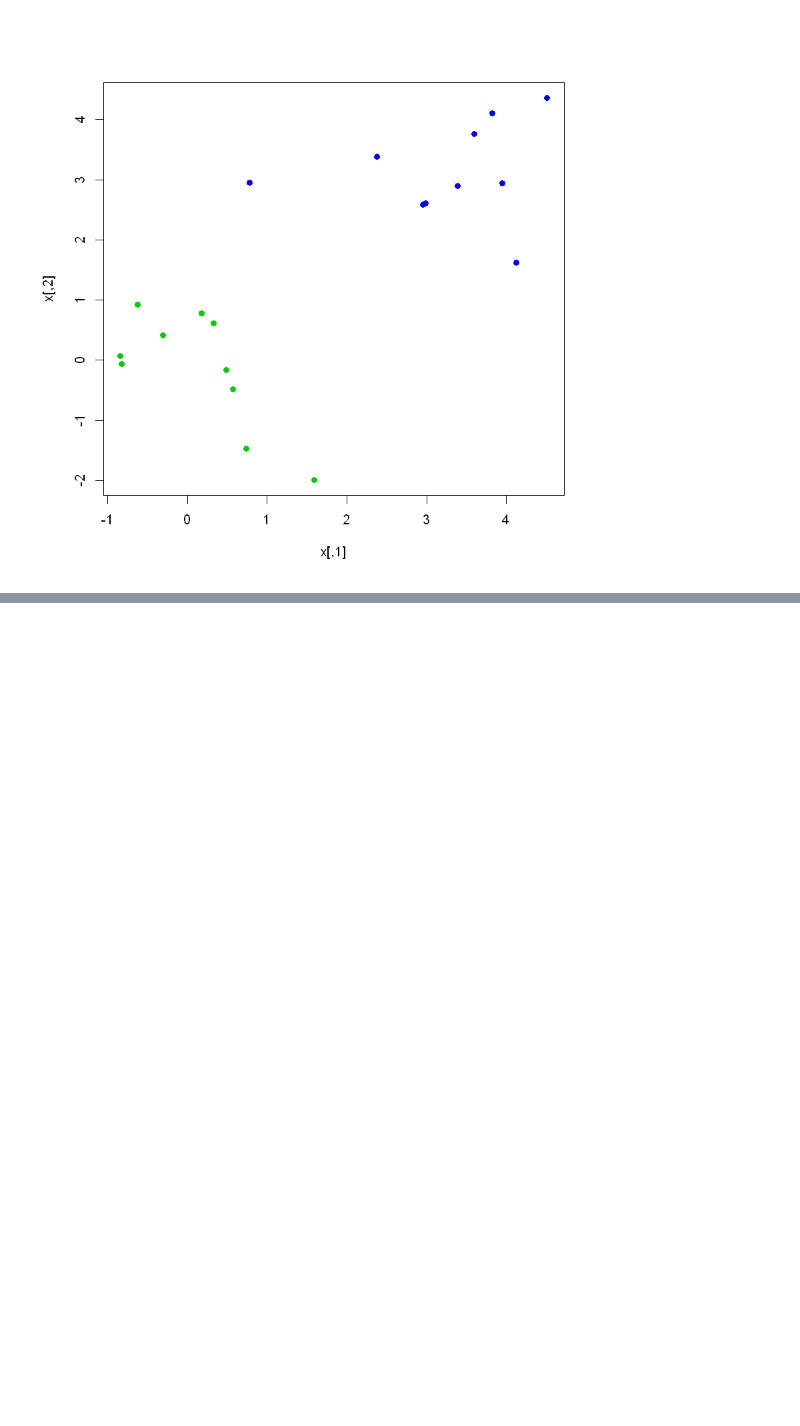
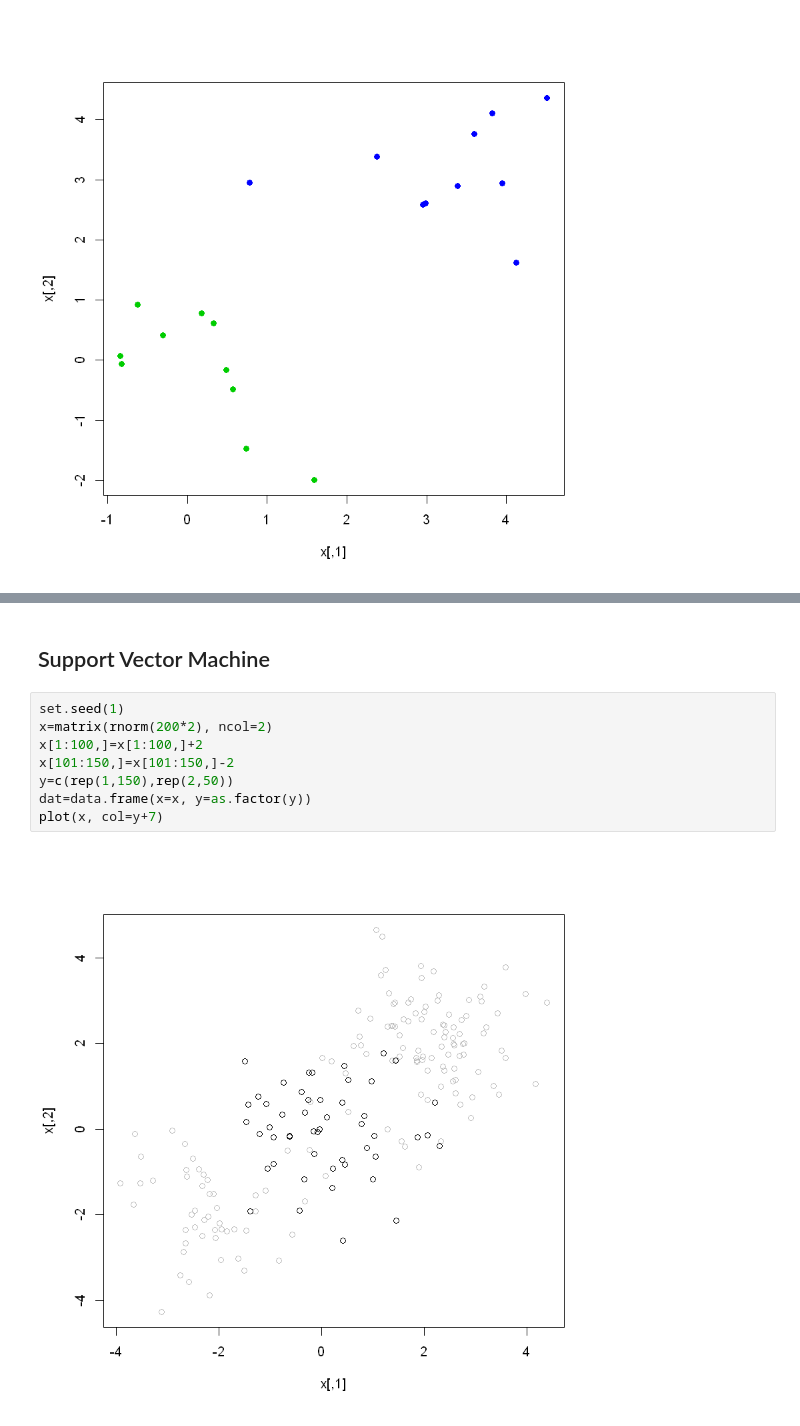
Before and after one commit to nkjadhav/Practise-R, a Jupyter notebook: Day_10/190918.ipynb, the cells around one changed output, grey strips where cells are left out. Cells and saved outputs as stored; diff of their text form; blank space fills up the shorter version.

```diff
--- a/Day_10/190918.ipynb
+++ b/Day_10/190918.ipynb
@@ -236,0 +273,12 @@ predict -1  1
+# %% [markdown]
+## Support Vector Machine
+# %%
+set.seed(1)
+x=matrix(rnorm(200*2), ncol=2)
+x[1:100,]=x[1:100,]+2
+x[101:150,]=x[101:150,]-2
+y=c(rep(1,150),rep(2,50))
+dat=data.frame(x=x, y=as.factor(y))
+plot(x, col=y+7)
+# %% [output]
+[figure, added]
```
Also changed, not shown: parts of 29 cells of this notebook.
